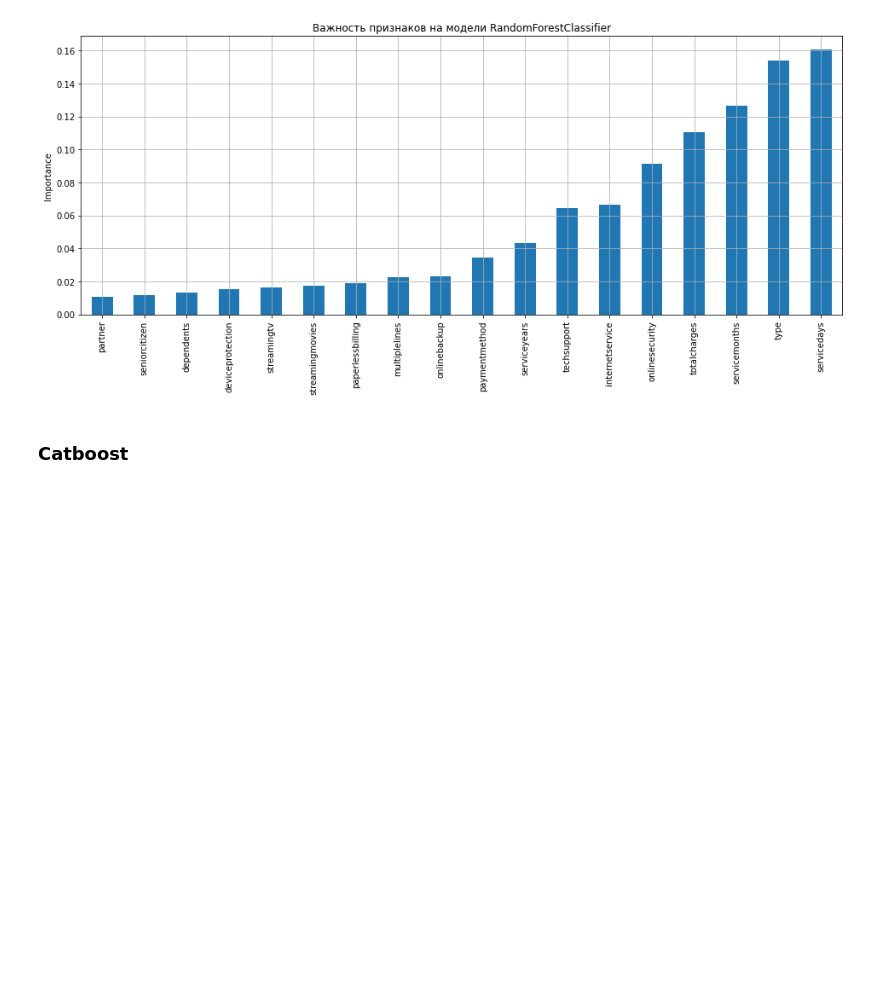
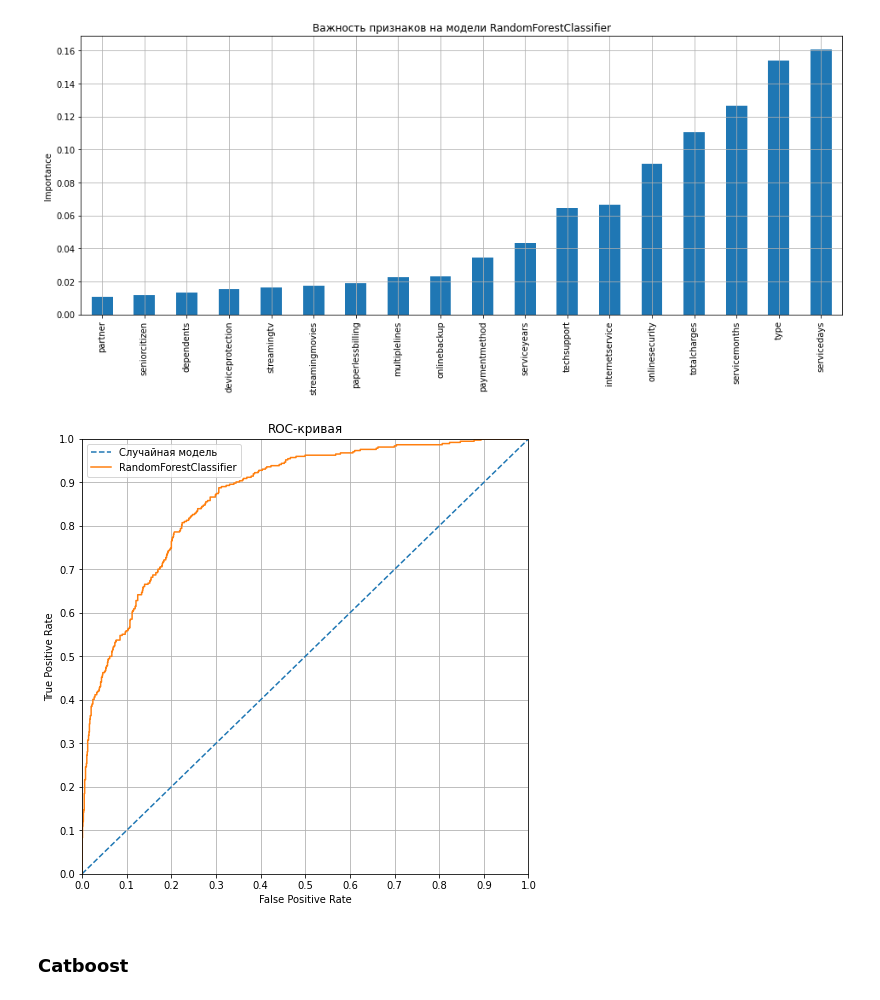
Before and after one commit to BloodinMaster/Portfolio, a Jupyter notebook: customer_churn_ml/customer_churn_ml.ipynb, the cells around one changed output. Drawn from its saved outputs; the diff is of its cells as text; code cells hidden in the pictures; blank space fills up the shorter version.

```diff
--- a/customer_churn_ml/customer_churn_ml.ipynb
+++ b/customer_churn_ml/customer_churn_ml.ipynb
@@ -723,6 +709,10 @@ ROC-AUC модели Случайного леса: 0.870
 feat_importance_plot(forest_model, feature_names=features.columns)
 # %% [output]
 [figure]
+# %%
+roc_auc_plot(forest_model)
+# %% [output]
+[figure, added]
 # %% [markdown]
 ### Catboost
 # %%
```
Also changed, not shown: parts of 29 cells of this notebook.
